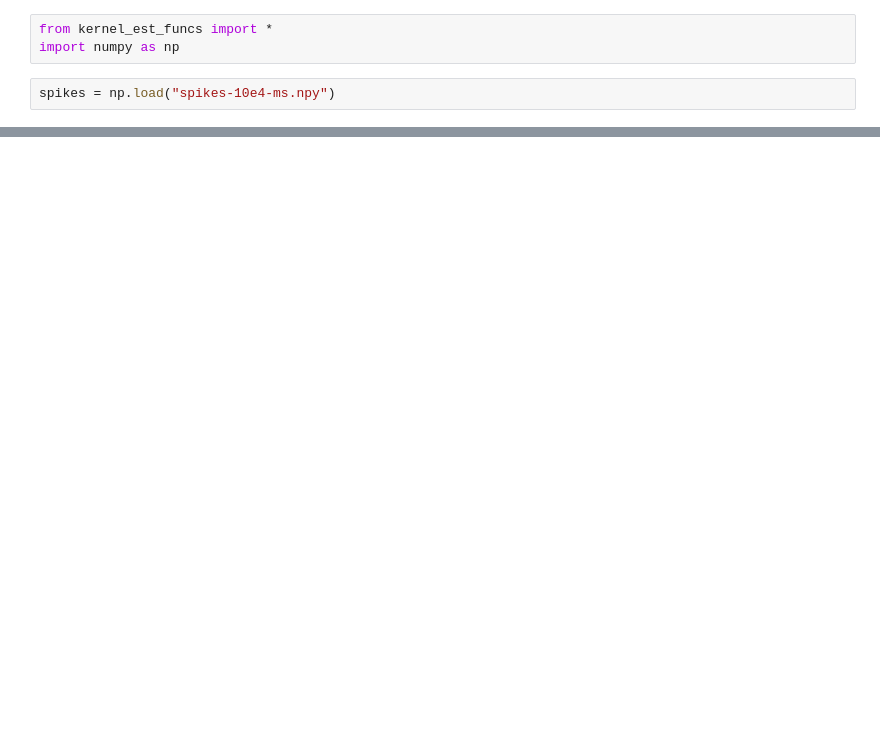
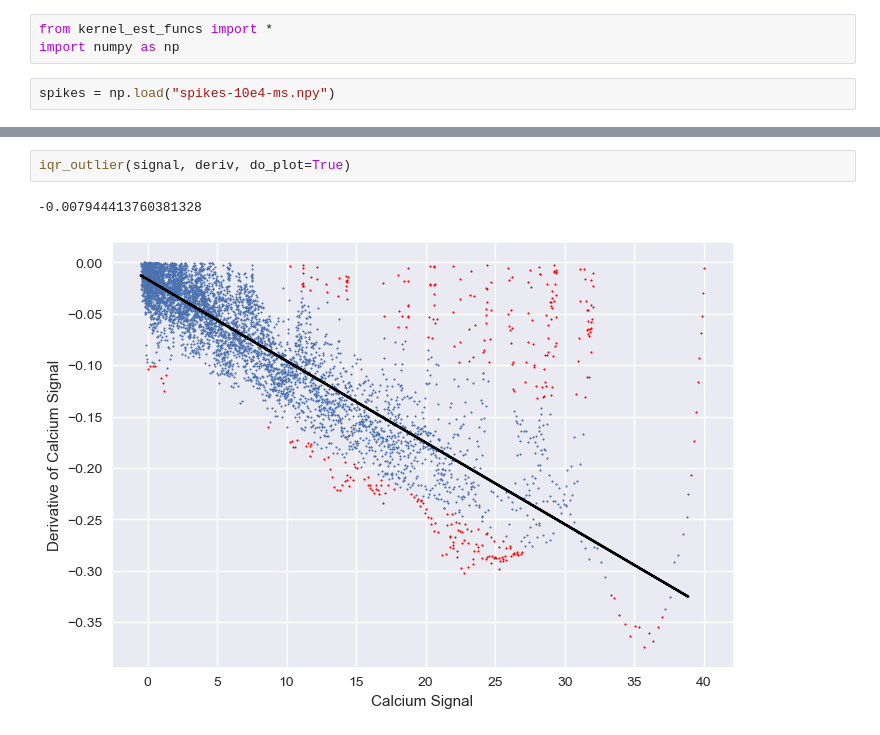
Before and after one commit to mjoudy/Calcium---AR, a Jupyter notebook: deriv_method_tau_est.ipynb, the cells around one changed output, grey strips where cells are left out. Cells and saved outputs as stored; diff of their text form; blank space fills up the shorter version.

```diff
--- a/deriv_method_tau_est.ipynb
+++ b/deriv_method_tau_est.ipynb
@@ -41,0 +116,5 @@ ax.legend()
+# %%
+iqr_outlier(signal, deriv, do_plot=True)
+# %% [output]
+-0.007944413760381328
+[figure, added]
```
Also changed, not shown: parts of 13 cells of this notebook, 1 other file.
